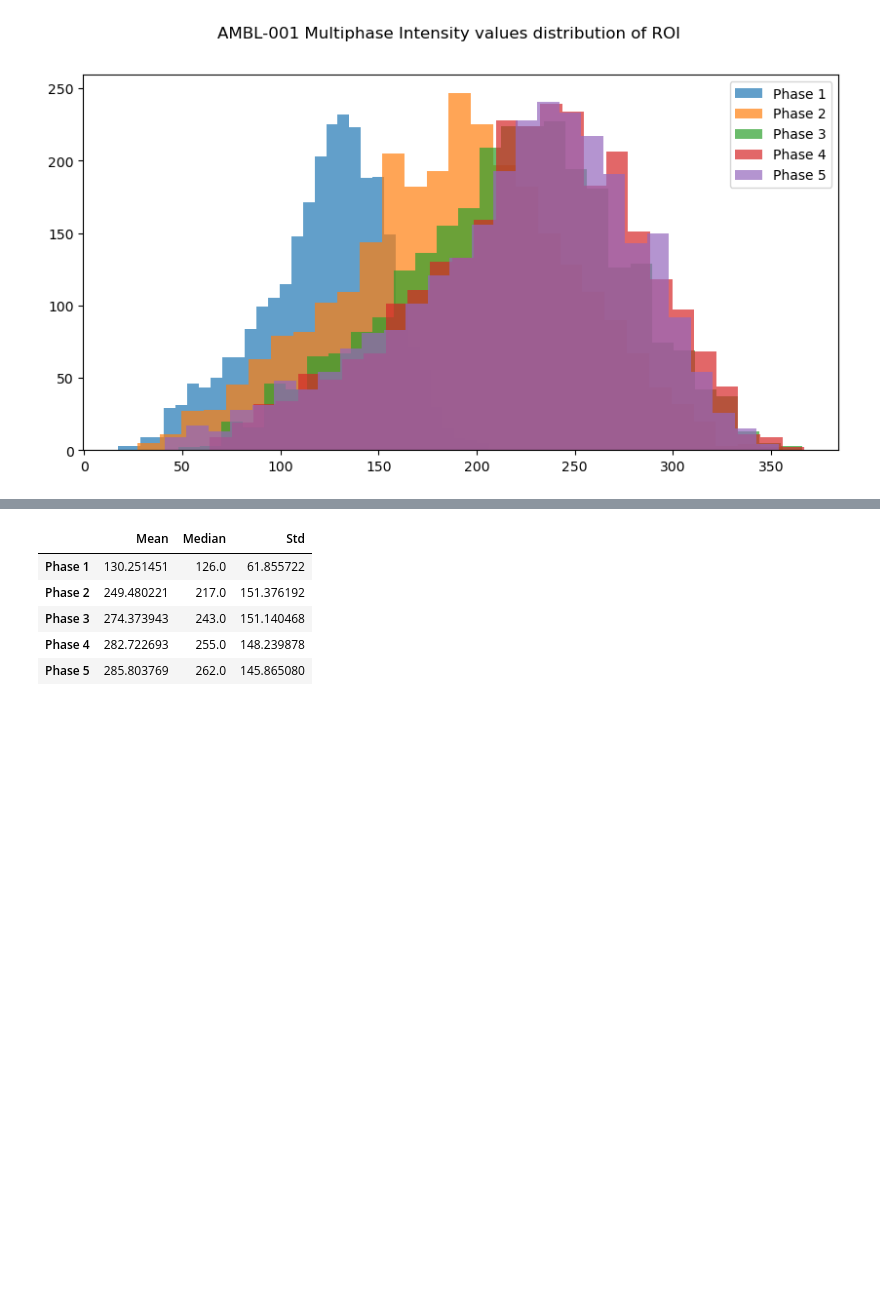
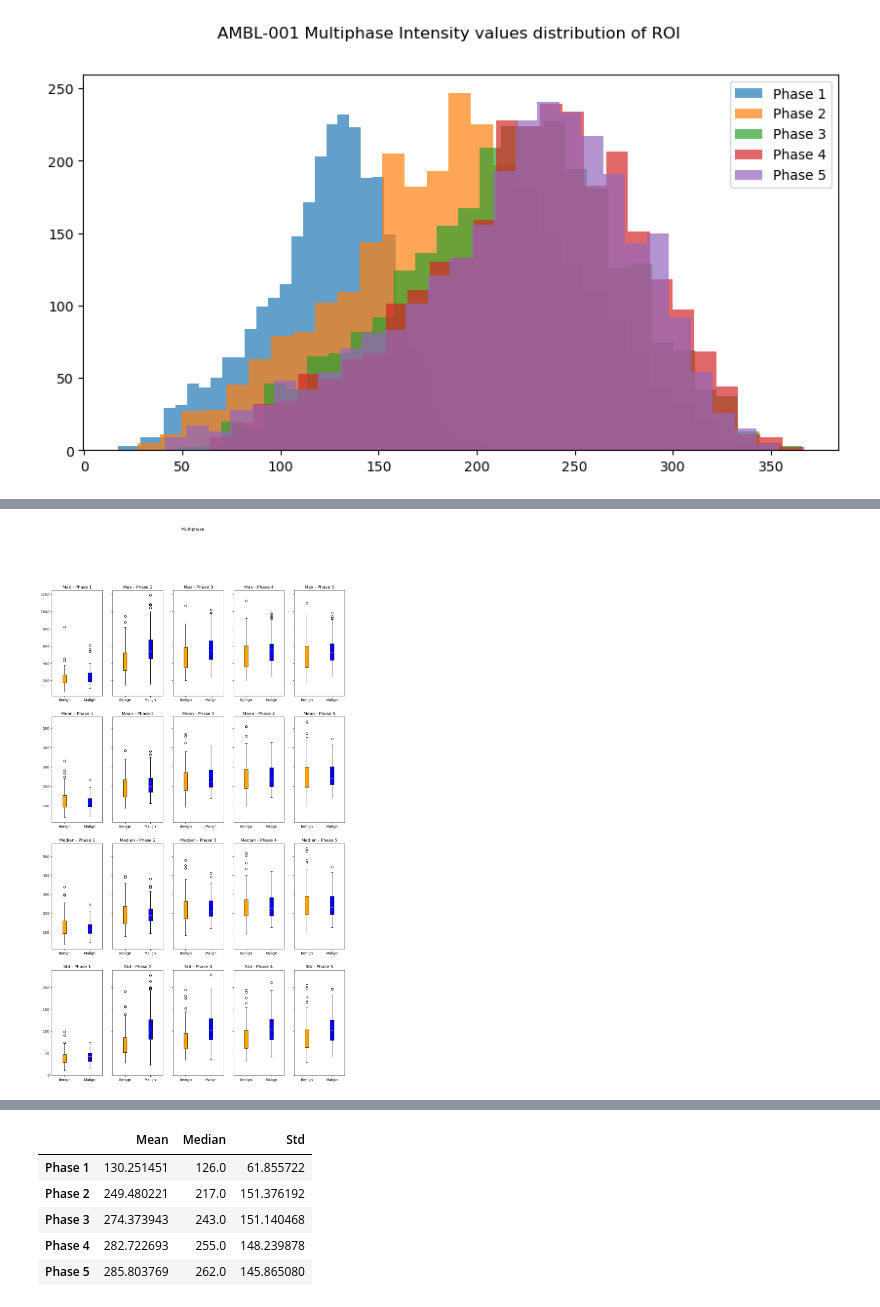
Before and after one commit to bendico765/MRI-Breast, a Jupyter notebook: Histograms.ipynb, the cells around one changed output, grey strips where cells are left out. Cells and saved outputs as stored; diff of their text form; code cells hidden in the pictures; blank space fills up the shorter version.

```diff
--- a/Histograms.ipynb
+++ b/Histograms.ipynb
@@ -41,5 +10,0 @@ def get_3d_shape(dicom_slices: list) -> np.ndarray:
-# %%
-def get_multiphase_mri(dir_path: str) -> tuple:
-    volume = get_3d_shape(read_dicomdir(dir_path))
-    l = np.array_split(volume, 5, axis=0)
-    return (*l,)
@@ -51,10 +11,3 @@ https://stats.stackexchange.com/questions/798/calculating-optimal-number-of-bins
-# %%
-def get_n_bins(array: np.ndarray) -> int:
-    q75, q25 = np.percentile(array, [75, 25])
-    iqr = q75 - q25
-
-    bin_width = 2 * iqr * pow(np.size(array), -1/3)
-    return int((np.max(array) - np.min(array))/bin_width)
 # %% [markdown]
 # Registered Ax T2 FSE
 # %%
@@ -626,0 +646,76 @@ benign_df = df[df["tumor/benign"] == 0]
+# %%
+fig, axes = plt.subplots(4,5, figsize=(15,25), sharey="row")
+fig.suptitle("Multiphase")
+
+# max plot
+for phase_index in range(1,6):
+    bplot = axes[0,phase_index-1].boxplot(
+        [
+            intensity_values["benign"][f"phase_{phase_index}"]["maximum"],
+            intensity_values["malign"][f"phase_{phase_index}"]["maximum"]
+        ],
+        vert=True,
+        patch_artist=True,
+        tick_labels=["Benign", "Malign"]
+    )
+
+    for patch, color in zip(bplot['boxes'], ["orange", "blue"]):
+        patch.set_facecolor(color)
+
+    axes[0,phase_index-1].set_title(f"Max - Phase {phase_index}")
+
+# mean plot
+for phase_index in range(1,6):
+    bplot = axes[1,phase_index-1].boxplot(
+        [
+            intensity_values["benign"][f"phase_{phase_index}"]["mean"],
+            intensity_values["malign"][f"phase_{phase_index}"]["mean"]
+        ],
+        vert=True,
+        patch_artist=True,
+        tick_labels=["Benign", "Malign"]
+    )
+
+    for patch, color in zip(bplot['boxes'], ["orange", "blue"]):
+        patch.set_facecolor(color)
+
+    axes[1,phase_index-1].set_title(f"Mean - Phase {phase_index}")
+
+# median plot
+for phase_index in range(1,6):
+    bplot = axes[2,phase_index-1].boxplot(
+        [
+            intensity_values["benign"][f"phase_{phase_index}"]["median"],
+            intensity_values["malign"][f"phase_{phase_index}"]["median"]
+        ],
+        vert=True,
+        patch_artist=True,
+        tick_labels=["Benign", "Malign"]
+    )
+
+    for patch, color in zip(bplot['boxes'], ["orange", "blue"]):
+        patch.set_facecolor(color)
+
+    axes[2,phase_index-1].set_title(f"Median - Phase {phase_index}")
+
+# std plot
+for phase_index in range(1,6):
+    bplot = axes[3,phase_index-1].boxplot(
+        [
+            intensity_values["benign"][f"phase_{phase_index}"]["std"],
+            intensity_values["malign"][f"phase_{phase_index}"]["std"]
+        ],
+        vert=True,
+        patch_artist=True,
+        tick_labels=["Benign", "Malign"]
+    )
+
+    for patch, color in zip(bplot['boxes'], ["orange", "blue"]):
+        patch.set_facecolor(color)
+
+    axes[3,phase_index-1].set_title(f"Std - Phase {phase_index}")
+
+
+plt.savefig("/media/bendico765/Crucial X9/MRI Lesions/figures/multiphase_tic_values")
+# %% [output]
+[figure, added]
```
Also changed, not shown: parts of 23 cells of this notebook, 4 other files.
